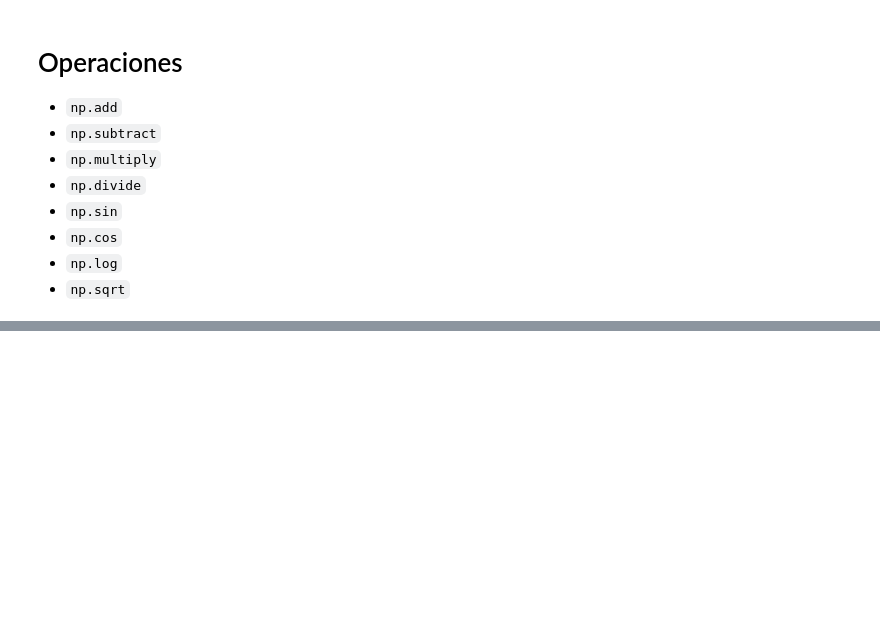
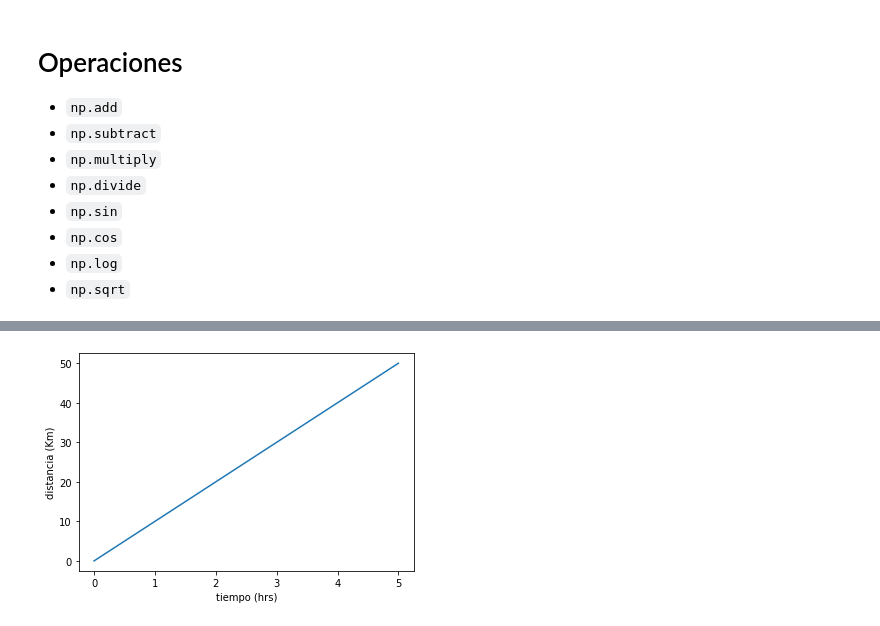
Before and after one commit to AlbertoPMDM/SegundoSemestre, a Jupyter notebook: libro4.ipynb, the cells around one changed output, grey strips where cells are left out. Drawn from its saved outputs; the diff is of its cells as text; code cells hidden in the pictures; blank space fills up the shorter version.

```diff
--- a/libro4.ipynb
+++ b/libro4.ipynb
@@ -80,0 +165,11 @@ print(D)
+# %%
+tiempo = np.array([0,1,2,3,4,5])
+
+distancia = np.array([0,10,20,30,40,50])
+
+plt.plot(tiempo, distancia)
+plt.xlabel('tiempo (hrs)')
+plt.ylabel('distancia (Km)')
+plt.show()
+# %% [output]
+[figure, added]
```
Also changed, not shown: parts of 23 cells of this notebook, 1 other file.
